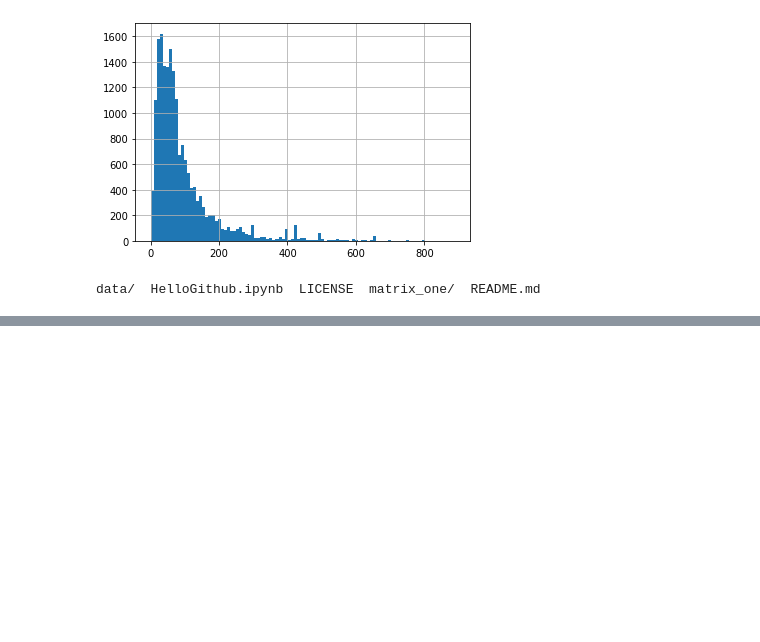
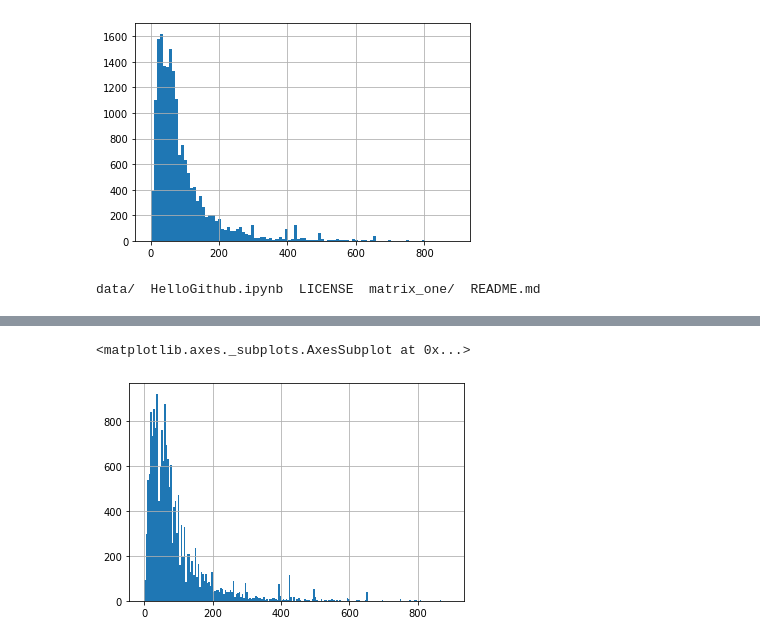
Before and after one commit to styxu2153/dw_matrix, a Jupyter notebook: matrix_one/day3.ipynb, the cells around one changed output, grey strips where cells are left out. Saved outputs shown, nothing was run; the diff lists cells and outputs as text; code cells hidden in the pictures; blank space fills up the shorter version.

Commit message:
Read Men's Shoe Prices dataset from data.world

```diff
--- a/matrix_one/day3.ipynb
+++ b/matrix_one/day3.ipynb
@@ -161,0 +200,5 @@ ls data
+# %%
+df_usd_filter.prices_amountmin.hist(bins=15)
+# %% [output]
+<matplotlib.axes._subplots.AxesSubplot at 0x...>
+[figure, added]
```
Also changed, not shown: parts of 13 cells of this notebook.
